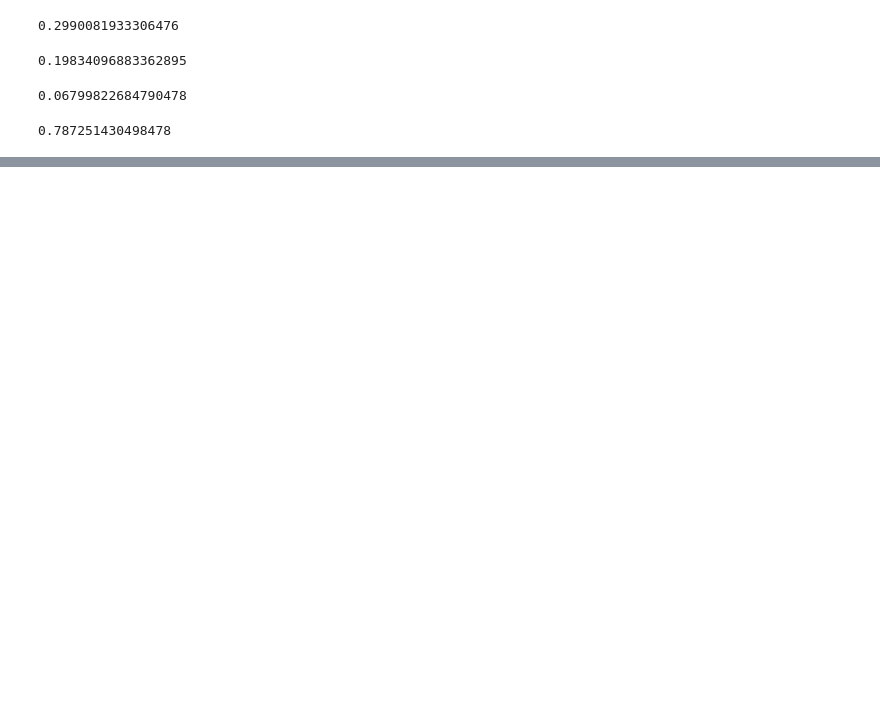
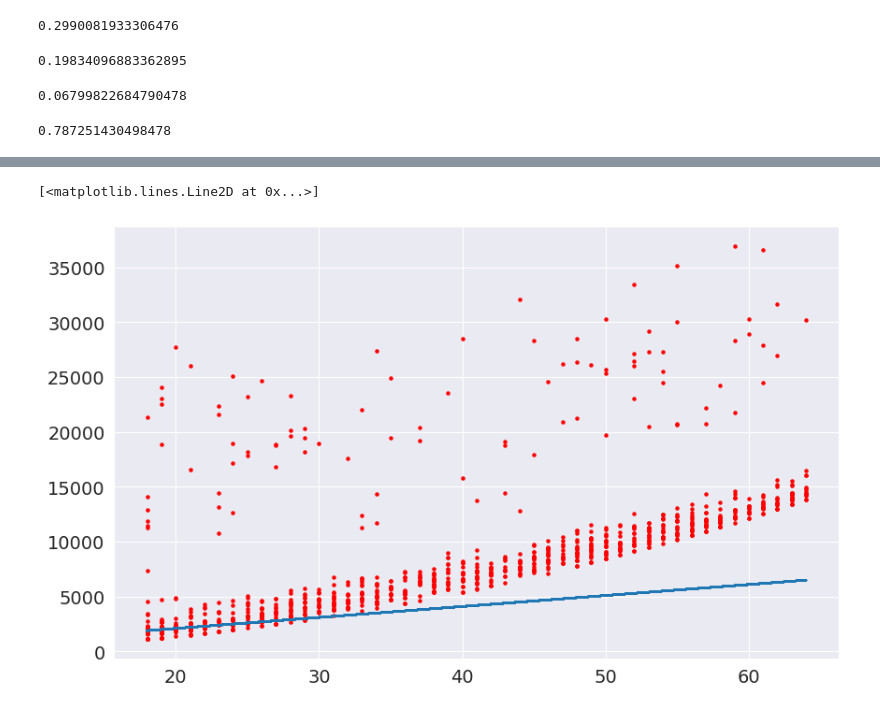
Before and after one commit to SonatonKumar/Python_project, a Jupyter notebook: prediction_of_health_insurance.ipynb, the cells around one changed output, grey strips where cells are left out. Drawn from its saved outputs; the diff is of its cells as text; code cells hidden in the pictures; blank space fills up the shorter version.

```diff
--- a/prediction_of_health_insurance.ipynb
+++ b/prediction_of_health_insurance.ipynb
@@ -157,0 +160,3 @@ float(insurance_df.charges.corr(smoker_numeric))
+# %%
+non_smoker_df=insurance_df[insurance_df.smoker=='no']
+non_smoker_df
@@ -157,0 +238,13 @@ float(insurance_df.charges.corr(smoker_numeric))
+# %%
+def predict_chrg(age,m,b):
+    return m*age+b
+import numpy as np
+# %%
+age=non_smoker_df.age
+chrg=predict_chrg(age,100,100)
+df=pd.DataFrame({'age':age,'predicted':chrg, 'actual':numeric_df.charges})
+plt.scatter(df.age,df.actual, s=5, color='red')
+plt.plot(df.age,df.predicted)
+# %% [output]
+[<matplotlib.lines.Line2D at 0x...>]
+[figure, added]
```
Also changed, not shown: parts of 9 cells of this notebook.
